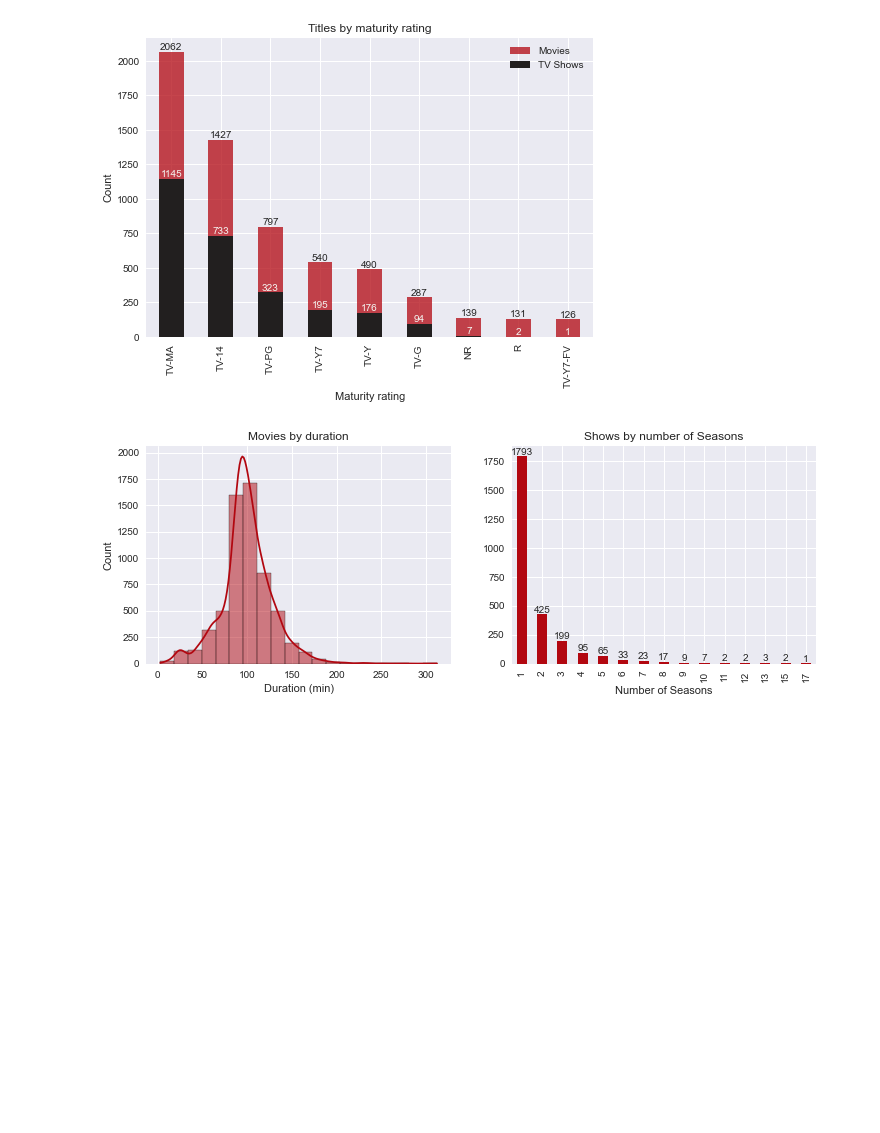
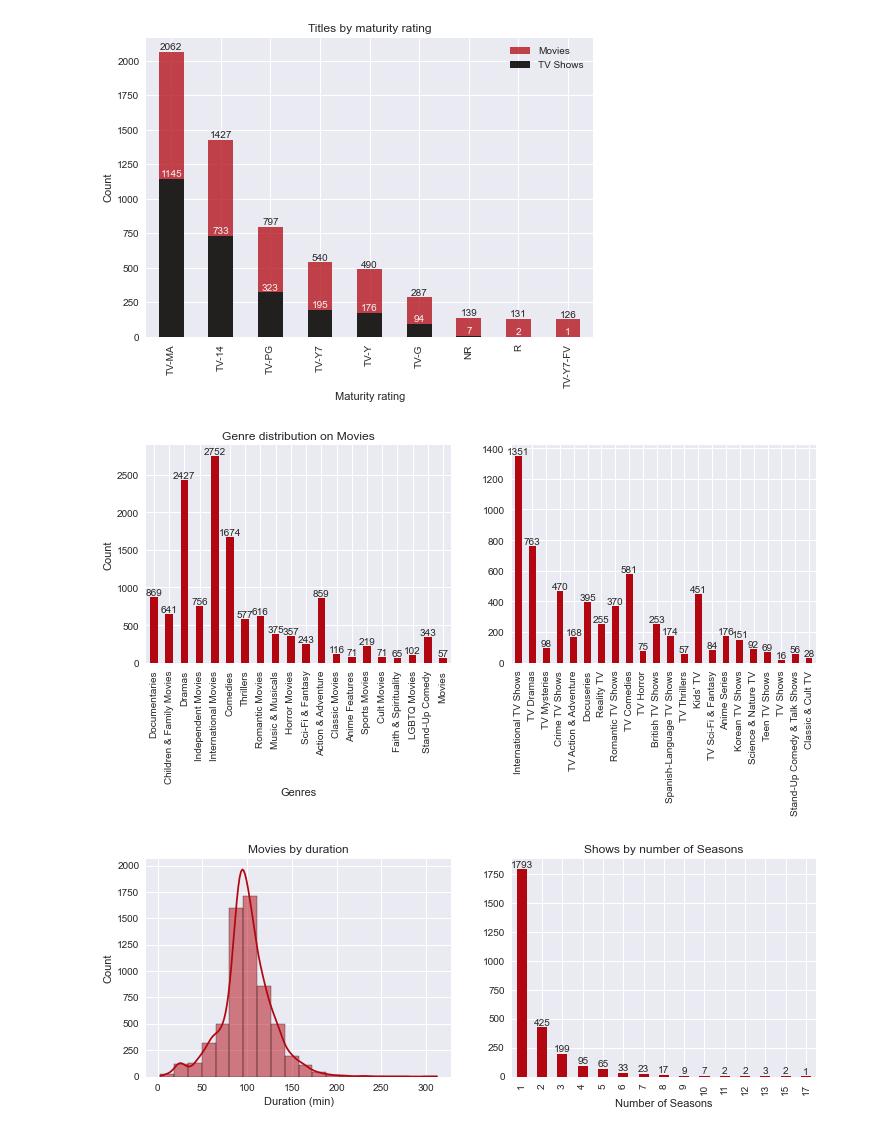
Before and after one commit to rfontao/PRI, a Jupyter notebook: notebooks/analysis.ipynb, the cells around one changed output. Saved outputs shown, nothing was run; the diff lists cells and outputs as text; code cells hidden in the pictures; blank space fills up the shorter version.

Commit message:
Added genre distribution on TV shows and movies

```diff
--- a/notebooks/analysis.ipynb
+++ b/notebooks/analysis.ipynb
@@ -51,6 +51,40 @@ ax.legend()
 # %% [output]
 <matplotlib.legend.Legend at 0x...>
 [figure]
+# %%
+genre_count_tv = dict()
+genre_count_movie = dict()
+
+for _, value in movies['listed_in'].iteritems():
+    for genre in value.split(', '):
+        genre_count_movie[genre] = genre_count_movie.get(genre, 0) + 1
+
+for _, value in shows['listed_in'].iteritems():
+    for genre in value.split(', '):
+        genre_count_tv[genre] = genre_count_tv.get(genre, 0) + 1
+
+genre_tv = pd.Series(genre_count_tv)
+genre_movie = pd.Series(genre_count_movie)
+
+fig, axs = plt.subplots(1, 2, figsize=(12, 4))
+ax1, ax2 = axs
+
+genre_tv.plot(kind='bar', ax=ax2, color=palette['secondary'])
+ax2.set_title('Genre distribution on TV shows')
+ax2.set_xlabel('Genres')
+ax2.set_ylabel('Count')
+
+genre_movie.plot(kind='bar', ax=ax1, color=palette['secondary'])
+ax1.set_title('Genre distribution on Movies')
+ax1.set_xlabel('Genres')
+ax1.set_ylabel('Count')
+
+for container in ax1.containers:
+    ax1.bar_label(container)
+for container in ax2.containers:
+    ax2.bar_label(container)
+# %% [output]
+[figure, added]
 # %%
 fig, axs = plt.subplots(1, 2, figsize=(12, 4))
 ax1, ax2 = axs
```
Also changed, not shown: parts of 4 cells of this notebook.
